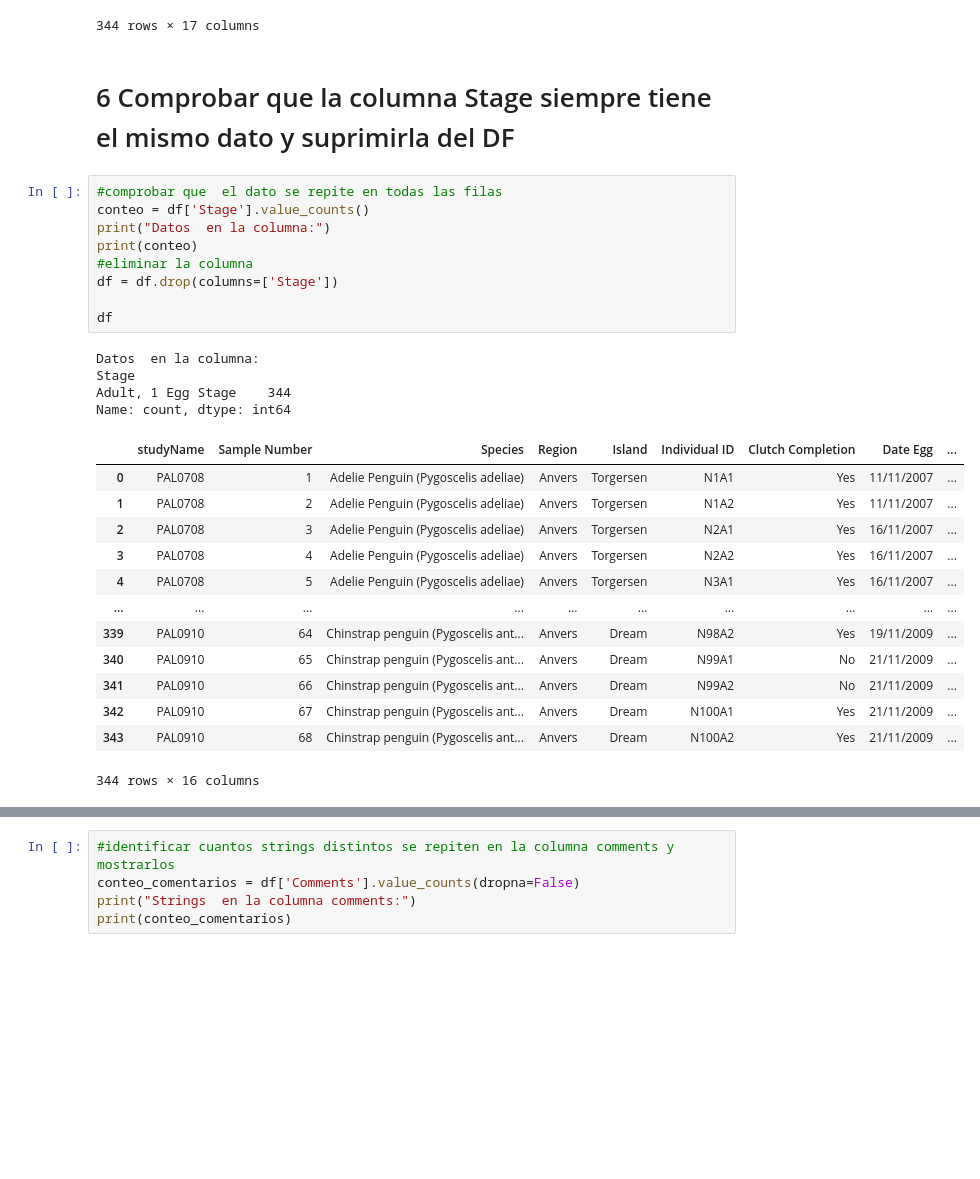
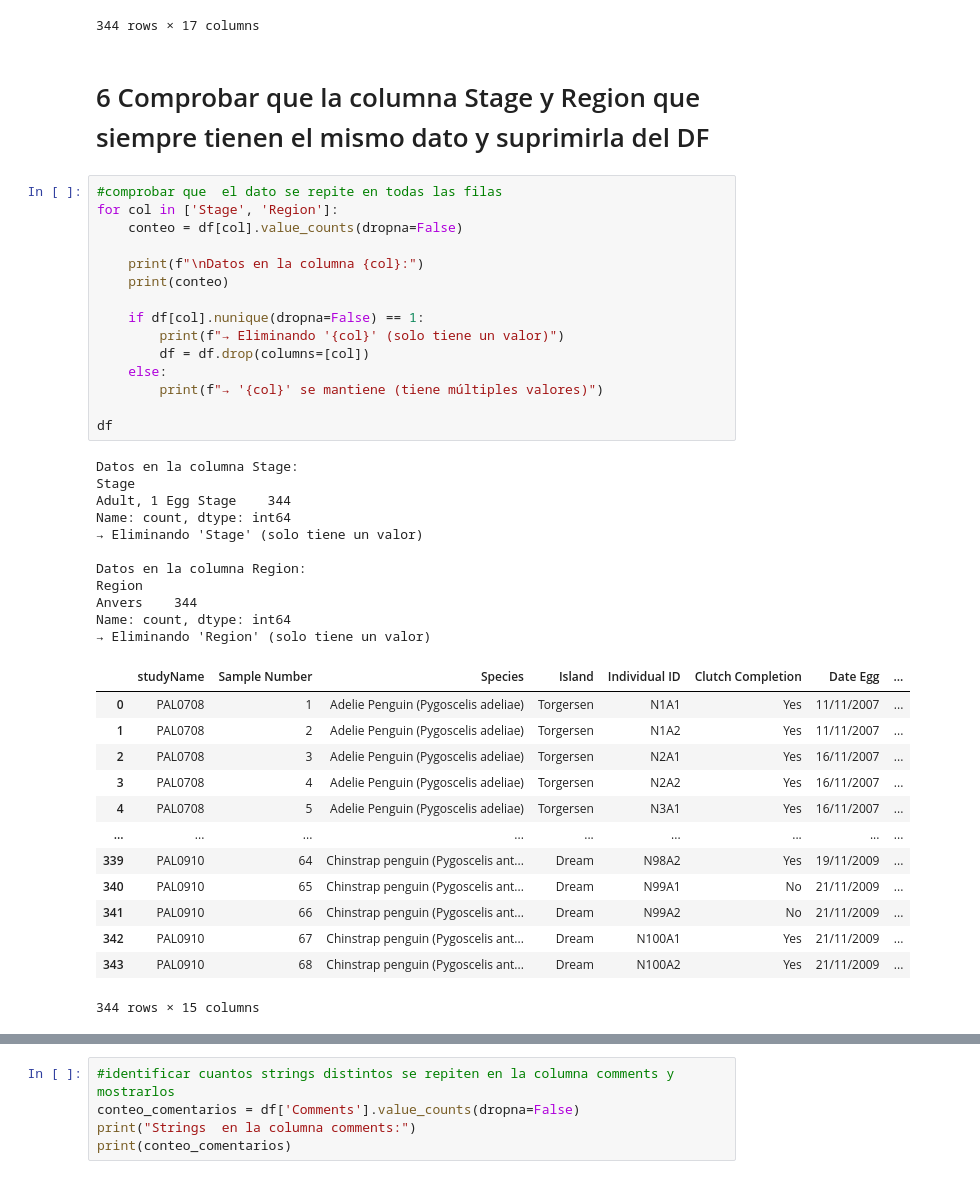
Before and after one commit to xuangfm/ejercicio_pinguinos, a Jupyter notebook: proceso.ipynb, the cells around one changed output, grey strips where cells are left out. Saved outputs shown, nothing was run; the diff lists cells and outputs as text; blank space fills up the shorter version.

Commit message:
limpieza de columnas irrelevantes

```diff
--- a/proceso.ipynb
+++ b/proceso.ipynb
@@ -111,31 +111,44 @@ df
 344 rows × 17 columns
 # %% [markdown]
 
-# 6 Comprobar que la columna Stage siempre tiene el mismo dato y suprimirla del DF
+# 6 Comprobar que la columna Stage y Region que siempre tienen el mismo dato y suprimirla del DF
 # %%
 #comprobar que  el dato se repite en todas las filas
-conteo = df['Stage'].value_counts()
-print("Datos  en la columna:")
-print(conteo)
-#eliminar la columna
-df = df.drop(columns=['Stage'])
+for col in ['Stage', 'Region']:
+    conteo = df[col].value_counts(dropna=False)
+
+    print(f"\nDatos en la columna {col}:")
+    print(conteo)
+
+    if df[col].nunique(dropna=False) == 1:
+        print(f"→ Eliminando '{col}' (solo tiene un valor)")
+        df = df.drop(columns=[col])
+    else:
+        print(f"→ '{col}' se mantiene (tiene múltiples valores)")
 
 df
 # %% [output]
-Datos  en la columna:
+Datos en la columna Stage:
 Stage
 Adult, 1 Egg Stage    344
 Name: count, dtype: int64
+→ Eliminando 'Stage' (solo tiene un valor)
+
+Datos en la columna Region:
+Region
+Anvers    344
+Name: count, dtype: int64
+→ Eliminando 'Region' (solo tiene un valor)
-|  | studyName | Sample Number | Species | Region | Island | Individual ID | Clutch Completion | Date Egg | ... |
-| 0 | PAL0708 | 1 | Adelie Penguin (Pygoscelis adeliae) | Anvers | Torgersen | N1A1 | Yes | 11/11/2007 | ... |
-| 1 | PAL0708 | 2 | Adelie Penguin (Pygoscelis adeliae) | Anvers | Torgersen | N1A2 | Yes | 11/11/2007 | ... |
-| 2 | PAL0708 | 3 | Adelie Penguin (Pygoscelis adeliae) | Anvers | Torgersen | N2A1 | Yes | 16/11/2007 | ... |
-| 3 | PAL0708 | 4 | Adelie Penguin (Pygoscelis adeliae) | Anvers | Torgersen | N2A2 | Yes | 16/11/2007 | ... |
-| 4 | PAL0708 | 5 | Adelie Penguin (Pygoscelis adeliae) | Anvers | Torgersen | N3A1 | Yes | 16/11/2007 | ... |
-| ... | ... | ... | ... | ... | ... | ... | ... | ... | ... |
-| 339 | PAL0910 | 64 | Chinstrap penguin (Pygoscelis ant... | Anvers | Dream | N98A2 | Yes | 19/11/2009 | ... |
-| 340 | PAL0910 | 65 | Chinstrap penguin (Pygoscelis ant... | Anvers | Dream | N99A1 | No | 21/11/2009 | ... |
-| 341 | PAL0910 | 66 | Chinstrap penguin (Pygoscelis ant... | Anvers | Dream | N99A2 | No | 21/11/2009 | ... |
-| 342 | PAL0910 | 67 | Chinstrap penguin (Pygoscelis ant... | Anvers | Dream | N100A1 | Yes | 21/11/2009 | ... |
-| 343 | PAL0910 | 68 | Chinstrap penguin (Pygoscelis ant... | Anvers | Dream | N100A2 | Yes | 21/11/2009 | ... |
+|  | studyName | Sample Number | Species | Island | Individual ID | Clutch Completion | Date Egg | ... |
+| 0 | PAL0708 | 1 | Adelie Penguin (Pygoscelis adeliae) | Torgersen | N1A1 | Yes | 11/11/2007 | ... |
+| 1 | PAL0708 | 2 | Adelie Penguin (Pygoscelis adeliae) | Torgersen | N1A2 | Yes | 11/11/2007 | ... |
+| 2 | PAL0708 | 3 | Adelie Penguin (Pygoscelis adeliae) | Torgersen | N2A1 | Yes | 16/11/2007 | ... |
+| 3 | PAL0708 | 4 | Adelie Penguin (Pygoscelis adeliae) | Torgersen | N2A2 | Yes | 16/11/2007 | ... |
+| 4 | PAL0708 | 5 | Adelie Penguin (Pygoscelis adeliae) | Torgersen | N3A1 | Yes | 16/11/2007 | ... |
+| ... | ... | ... | ... | ... | ... | ... | ... | ... |
+| 339 | PAL0910 | 64 | Chinstrap penguin (Pygoscelis ant... | Dream | N98A2 | Yes | 19/11/2009 | ... |
+| 340 | PAL0910 | 65 | Chinstrap penguin (Pygoscelis ant... | Dream | N99A1 | No | 21/11/2009 | ... |
+| 341 | PAL0910 | 66 | Chinstrap penguin (Pygoscelis ant... | Dream | N99A2 | No | 21/11/2009 | ... |
+| 342 | PAL0910 | 67 | Chinstrap penguin (Pygoscelis ant... | Dream | N100A1 | Yes | 21/11/2009 | ... |
+| 343 | PAL0910 | 68 | Chinstrap penguin (Pygoscelis ant... | Dream | N100A2 | Yes | 21/11/2009 | ... |
-344 rows × 16 columns
+344 rows × 15 columns
```
Also changed, not shown: parts of 3 cells of this notebook.
